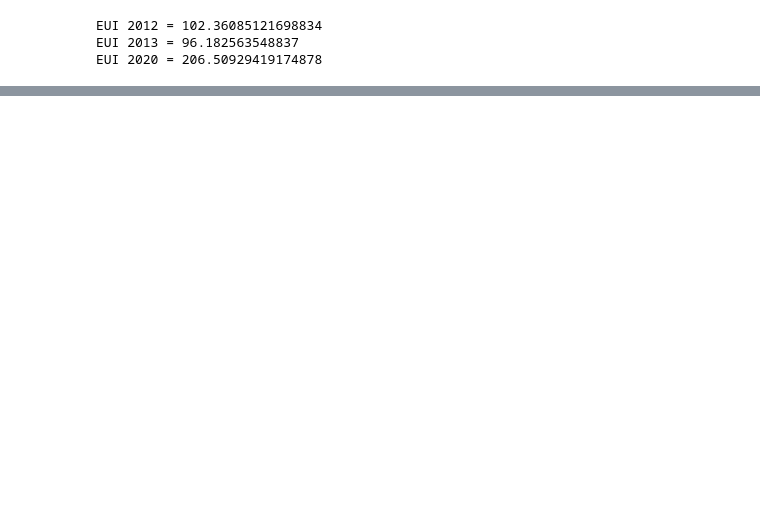
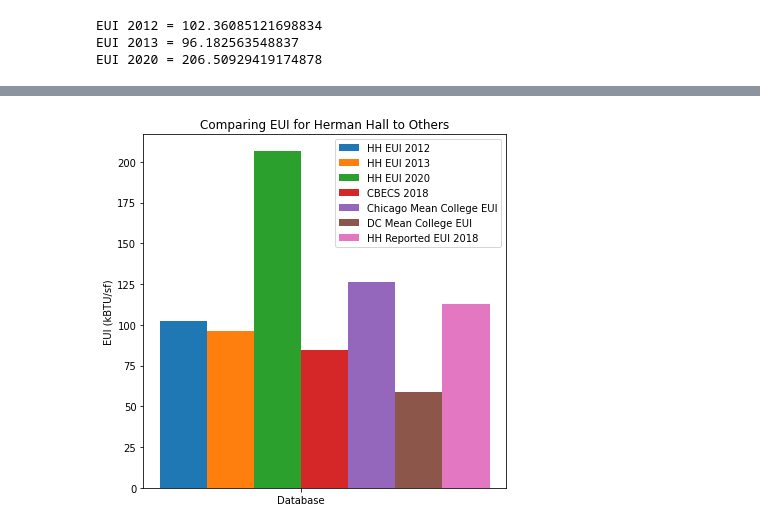
Before and after one commit to amitche8/IIT-PhD, a Jupyter notebook: CAE526/P1/CAE526-P1_Mitchell.ipynb, the cells around one changed output, grey strips where cells are left out. Cells and saved outputs as stored; diff of their text form; code cells hidden in the pictures; blank space fills up the shorter version.

```diff
--- a/CAE526/P1/CAE526-P1_Mitchell.ipynb
+++ b/CAE526/P1/CAE526-P1_Mitchell.ipynb
@@ -79,0 +156,35 @@ EUI 2020 = 206.50929419174878
+# %%
+N = 1
+ind = np.arange(N)
+width = 0.25
+
+fig, ax = plt.subplots(figsize=(6.5,6.5))
+
+hh2012 = [102.36]
+bar1 = plt.bar(ind, hh2012, width)
+
+hh2013 = [96.18]
+bar2 = plt.bar(ind+width, hh2013, width)
+
+h2020 = [206.51]
+bar3 = plt.bar(ind+width*2, h2020, width)
+
+cbecs = [84.3]
+bar4 = plt.bar(ind+width*3, cbecs, width)
+
+chiUnivesityMean = [126.2]
+bar5 = plt.bar(ind+width*4, chiUnivesityMean, width)
+
+dcUniversityMean = [58.75]
+bar6 = plt.bar(ind+width*5, dcUniversityMean, width)
+
+hh2018 = [113.1]
+bar7 = plt.bar(ind+width*6, hh2018, width)
+
+plt.ylabel('EUI (kBTU/sf)')
+plt.title("Comparing EUI for Herman Hall to Others")
+plt.xticks(ind+width*2.5,['Database'])
+plt.legend( (bar1, bar2, bar3, bar4, bar5, bar6, bar7), ('HH EUI 2012', 'HH EUI 2013', 'HH EUI 2020', 'CBECS 2018', 'Chicago Mean College EUI', 'DC Mean College EUI', 'HH Reported EUI 2018') )
+plt.show()
+# %% [output]
+[figure, added]
```
Also changed, not shown: parts of 10 cells of this notebook, 8 other files.
